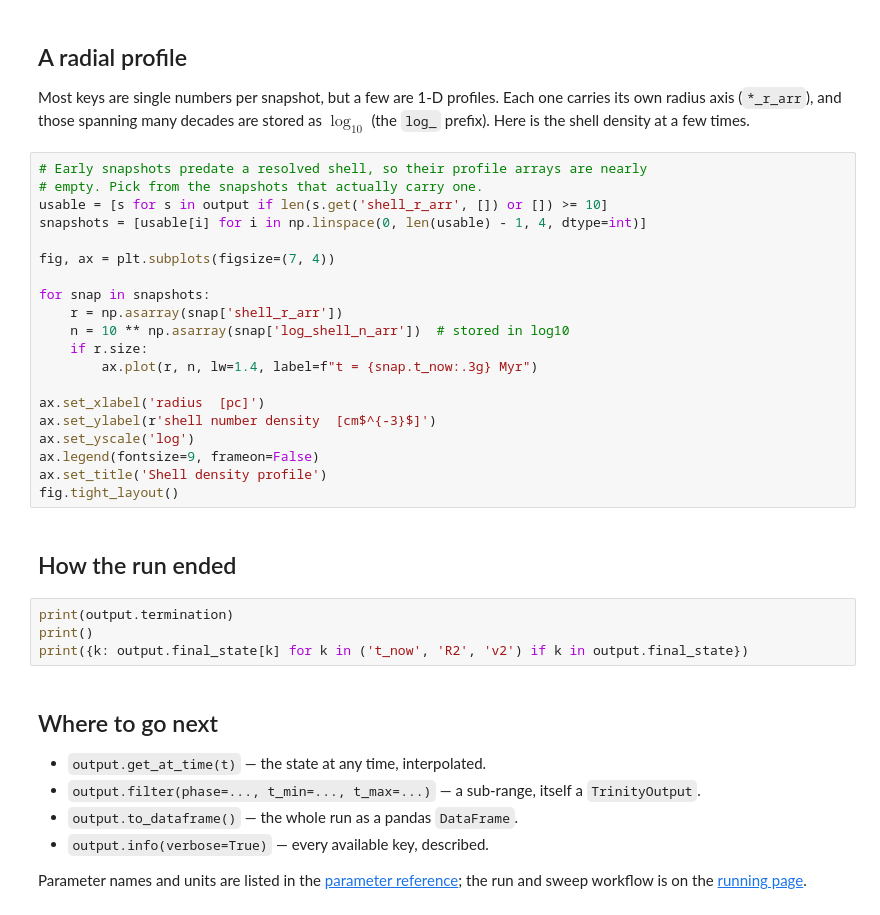
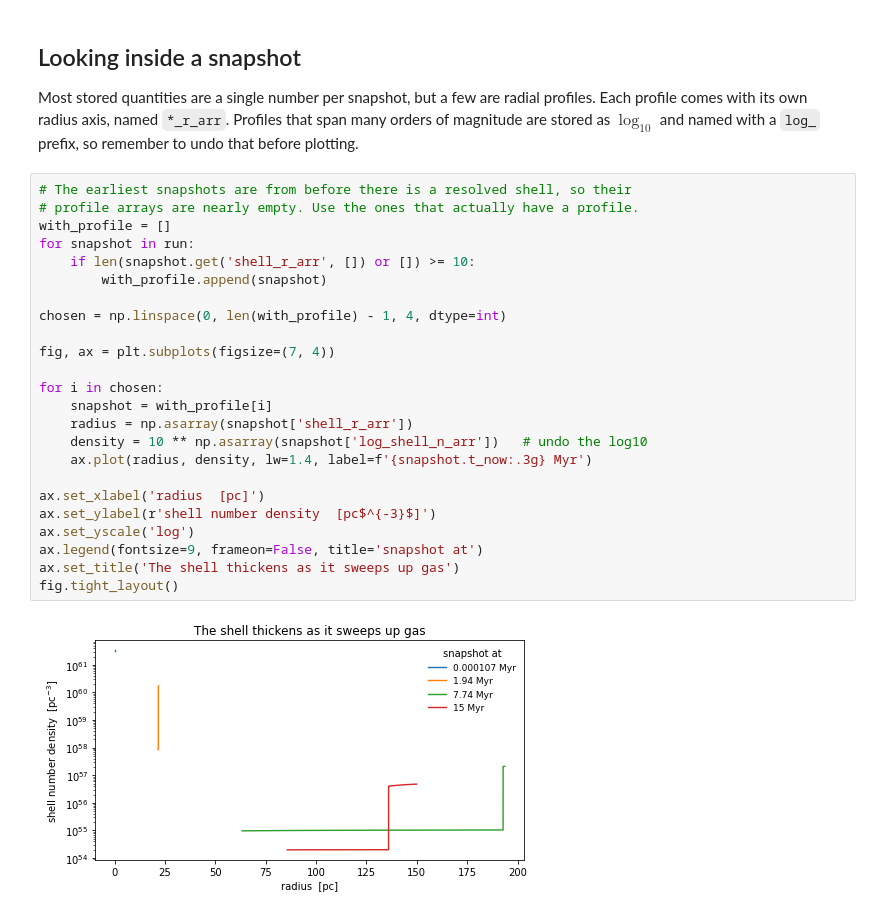
Before and after one commit to JiaWeiTeh/trinity, a Jupyter notebook: examples/quickstart.ipynb, the cells around one changed output. Cells and saved outputs as stored; diff of their text form.

```diff
--- a/examples/quickstart.ipynb
+++ b/examples/quickstart.ipynb
@@ -120,46 +212,33 @@ fig.tight_layout()
 # %% [markdown]
-## A radial profile
+## Looking inside a snapshot
 
-Most keys are single numbers per snapshot, but a few are 1-D profiles. Each one
-carries its own radius axis (`*_r_arr`), and those spanning many decades are
-stored as $\log_{10}$ (the `log_` prefix). Here is the shell density at a few
-times.
+Most stored quantities are a single number per snapshot, but a few are radial
+profiles. Each profile comes with its own radius axis, named `*_r_arr`. Profiles that
+span many orders of magnitude are stored as $\log_{10}$ and named with a `log_`
+prefix, so remember to undo that before plotting.
 # %%
-# Early snapshots predate a resolved shell, so their profile arrays are nearly
-# empty. Pick from the snapshots that actually carry one.
-usable = [s for s in output if len(s.get('shell_r_arr', []) or []) >= 10]
-snapshots = [usable[i] for i in np.linspace(0, len(usable) - 1, 4, dtype=int)]
+# The earliest snapshots are from before there is a resolved shell, so their
+# profile arrays are nearly empty. Use the ones that actually have a profile.
+with_profile = []
+for snapshot in run:
+    if len(snapshot.get('shell_r_arr', []) or []) >= 10:
+        with_profile.append(snapshot)
+
+chosen = np.linspace(0, len(with_profile) - 1, 4, dtype=int)
 
 fig, ax = plt.subplots(figsize=(7, 4))
 
-for snap in snapshots:
-    r = np.asarray(snap['shell_r_arr'])
-    n = 10 ** np.asarray(snap['log_shell_n_arr'])  # stored in log10
-    if r.size:
-        ax.plot(r, n, lw=1.4, label=f"t = {snap.t_now:.3g} Myr")
+for i in chosen:
+    snapshot = with_profile[i]
+    radius = np.asarray(snapshot['shell_r_arr'])
+    density = 10 ** np.asarray(snapshot['log_shell_n_arr'])   # undo the log10
+    ax.plot(radius, density, lw=1.4, label=f'{snapshot.t_now:.3g} Myr')
 
 ax.set_xlabel('radius  [pc]')
-ax.set_ylabel(r'shell number density  [cm$^{-3}$]')
+ax.set_ylabel(r'shell number density  [pc$^{-3}$]')
 ax.set_yscale('log')
-ax.legend(fontsize=9, frameon=False)
-ax.set_title('Shell density profile')
+ax.legend(fontsize=9, frameon=False, title='snapshot at')
+ax.set_title('The shell thickens as it sweeps up gas')
 fig.tight_layout()
+# %% [output]
+[figure, added]
-# %% [markdown]
-## How the run ended
-# %%
-print(output.termination)
-print()
-print({k: output.final_state[k] for k in ('t_now', 'R2', 'v2') if k in output.final_state})
-# %% [markdown]
-## Where to go next
-
-- `output.get_at_time(t)` — the state at any time, interpolated.
-- `output.filter(phase=..., t_min=..., t_max=...)` — a sub-range, itself a
-  `TrinityOutput`.
-- `output.to_dataframe()` — the whole run as a pandas `DataFrame`.
-- `output.info(verbose=True)` — every available key, described.
-
-Parameter names and units are listed in the
-[parameter reference](https://jiaweiteh.github.io/trinity-web/?view=docs&page=parameters);
-the run and sweep workflow is on the
-[running page](https://jiaweiteh.github.io/trinity-web/?view=docs&page=running).
```
Also changed, not shown: parts of 19 cells of this notebook, 15 other files.
